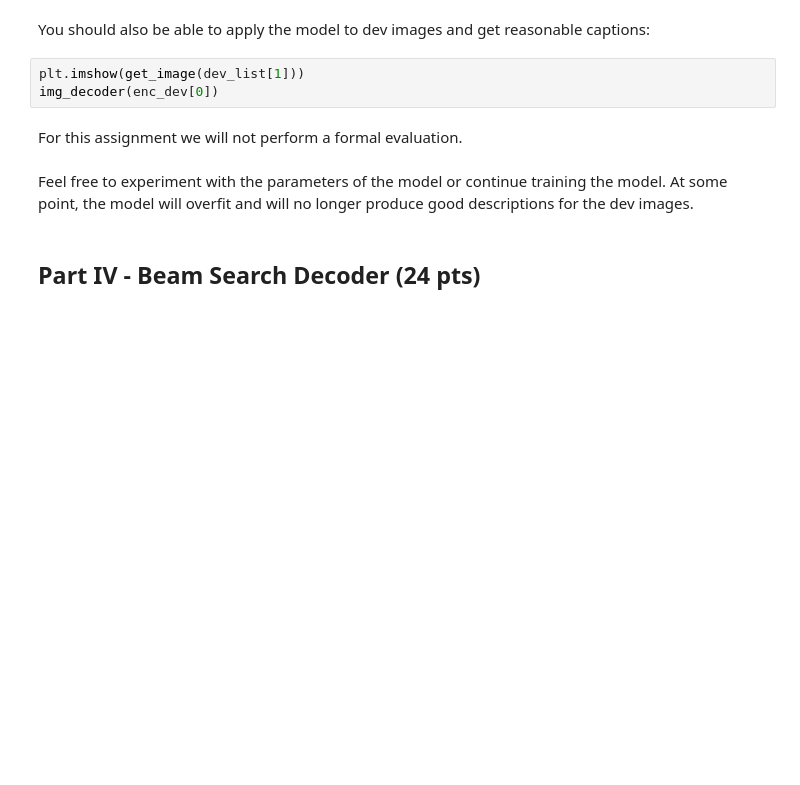
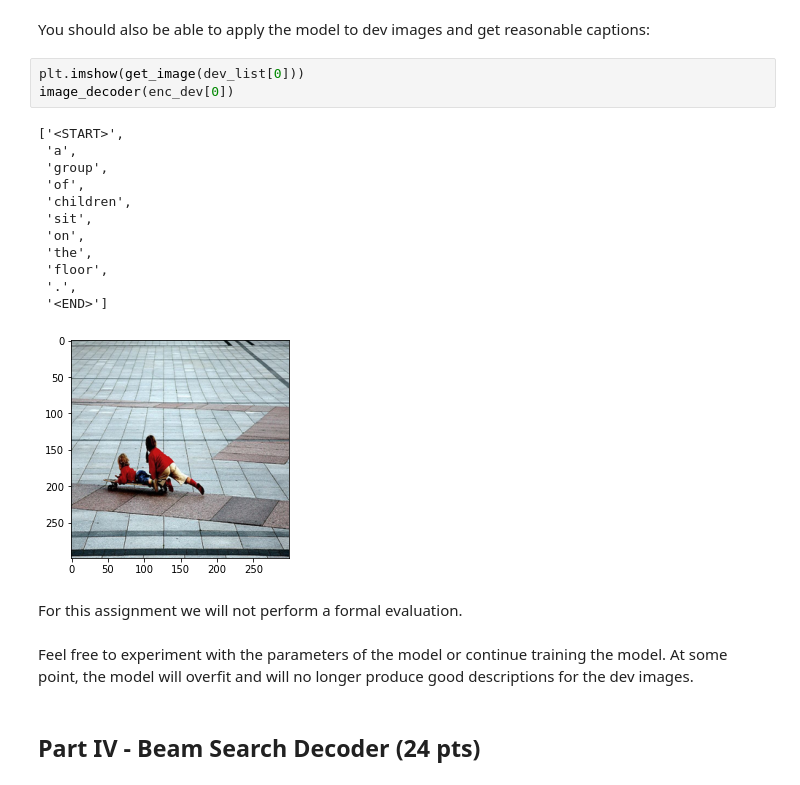
Before and after one commit to jyjuni/4705-caption-generator, a Jupyter notebook: flickr_caption_generator.ipynb, the cells around one changed output. Drawn from its saved outputs; the diff is of its cells as text; blank space fills up the shorter version.

```diff
--- a/flickr_caption_generator.ipynb
+++ b/flickr_caption_generator.ipynb
@@ -402,8 +693,21 @@ img_decoder(enc_train[0])
 # %% [markdown]
 You should also be able to apply the model to dev images and get reasonable captions:
 # %%
-plt.imshow(get_image(dev_list[1]))
-img_decoder(enc_dev[0])
+plt.imshow(get_image(dev_list[0]))
+image_decoder(enc_dev[0])
+# %% [output]
+['<START>',
+ 'a',
+ 'group',
+ 'of',
+ 'children',
+ 'sit',
+ 'on',
+ 'the',
+ 'floor',
+ '.',
+ '<END>']
+[figure, added]
 # %% [markdown]
 For this assignment we will not perform a formal evaluation.
 # %% [markdown]
```
Also changed, not shown: parts of 67 cells of this notebook, 1 other file.
